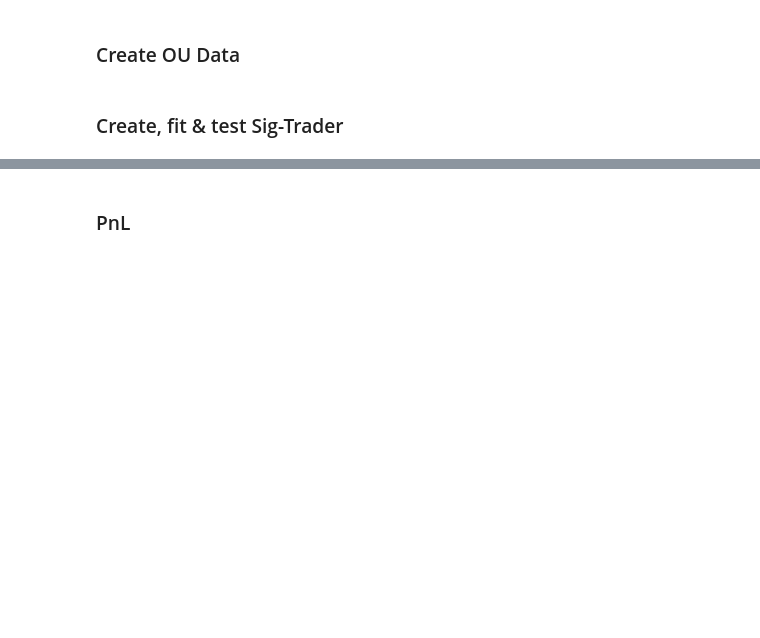
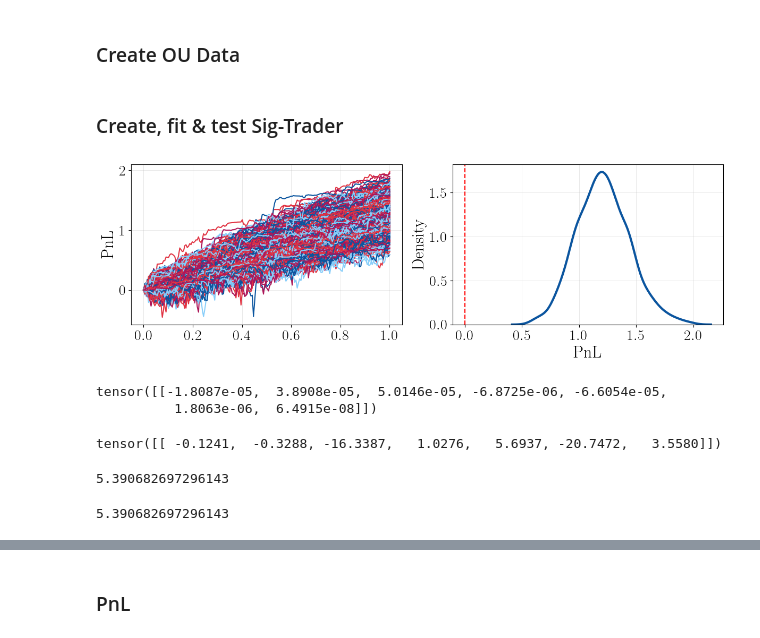
Before and after one commit to owenfutter/signature_trading, a Jupyter notebook: notebooks/mean_variance/ou.ipynb, the cells around one changed output, grey strips where cells are left out. Cells and saved outputs as stored; diff of their text form; code cells hidden in the pictures; blank space fills up the shorter version.

```diff
--- a/notebooks/mean_variance/ou.ipynb
+++ b/notebooks/mean_variance/ou.ipynb
@@ -44,19 +44,53 @@ paths = generate_OU_paths(
     dt=1,
     dim=1,
     S_0=0,
-    theta=0.01,
+    theta=0.1,
     sigma=0.03,
     mu=0)+1
 
+signal_paths = paths + torch.randn_like(paths)*0.05
+
 train_paths = paths[:N]
 test_paths = paths[N:]
+
+train_signal_paths = signal_paths[:N]
+test_signal_paths = signal_paths[N:]
 # %% [markdown]
 ### Create, fit & test Sig-Trader
 # %%
-order = 3
+order = 2
 ST = SigTrader(order=order)
 # %%
 ST.fit(asset_paths = train_paths, order=order, fast_sol=True, max_var=0.05);
 # %%
-position, pnl = ST.compute_pnl(asset_paths = test_paths)
+position, pnl = ST.compute_pnl(asset_paths = test_paths, order=order)
 sample_pos, sample_pnl = ST.compute_pnl(asset_paths = train_paths, order = order)
+# %%
+fig, ax = plt.subplots(1,2,figsize=(12,4))
+ax[0].plot(np.linspace(0,1,pnl.shape[-1]), pnl.T);
+ax[0].set_ylabel('PnL')
+
+sns.kdeplot(pnl[:,-1], label='PnL distribution',ax = ax[1], lw=3)
+ax[1].axvline(0, color='r', linestyle='--', label='Zero PnL')
+ax[1].set_xlabel('PnL')
+
+for i in range(2):
+    ax[i].yaxis.label.set_size(23)
+    ax[i].xaxis.label.set_size(23)
+    ax[i].tick_params(axis='x', labelsize=20)
+    ax[i].tick_params(axis='y', labelsize=20)
+    # ax[i].legend(fontsize=20)
+    ax[i].grid(alpha=0.4, linewidth=.5)
+
+fig.tight_layout()
+# %% [output]
+[figure, added]
+# %%
+l/ST.l
+# %% [output]
+tensor([[-1.8087e-05,  3.8908e-05,  5.0146e-05, -6.8725e-06, -6.6054e-05,
+          1.8063e-06,  6.4915e-08]])
+# %%
+ST.l
+# %% [output]
+tensor([[ -0.1241,  -0.3288, -16.3387,   1.0276,   5.6937, -20.7472,   3.5580]])
@@ -62,0 +136,8 @@ sample_pos, sample_pnl = ST.compute_pnl(asset_paths = train_paths, order = order
+# %%
+perfs[10,10]
+# %% [output]
+5.390682697296143
+# %%
+robust_perfs[10,10]
+# %% [output]
+5.390682697296143
```
Also changed, not shown: parts of 7 cells of this notebook, 4 other files.
